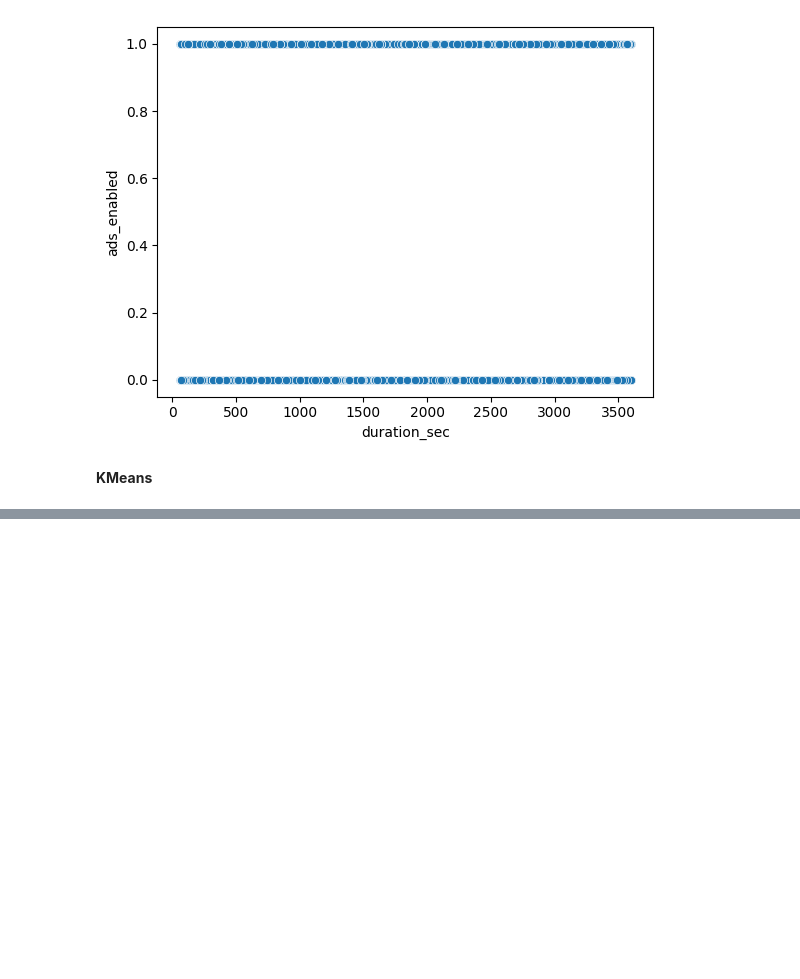
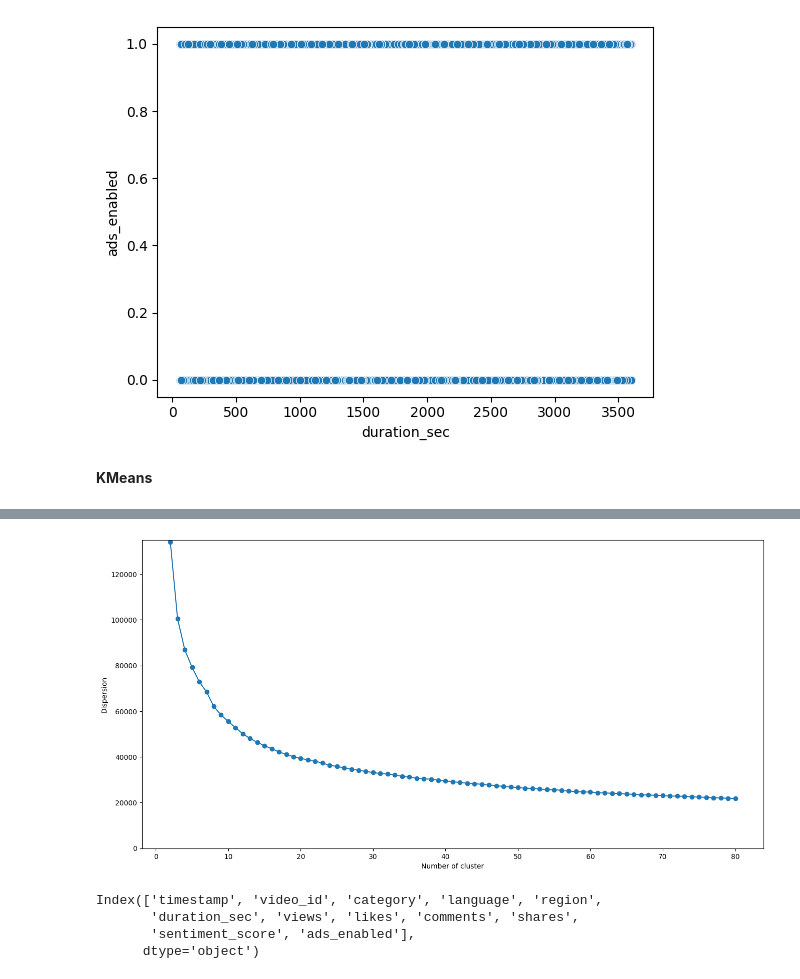
Before and after one commit to Sel-Kata/YouTubeMLProj, a Jupyter notebook: Без названия.ipynb, the cells around one changed output, grey strips where cells are left out. Drawn from its saved outputs; the diff is of its cells as text; code cells hidden in the pictures; blank space fills up the shorter version.

```diff
--- a/Без названия.ipynb
+++ b/Без названия.ipynb
@@ -251,0 +268,15 @@ plt.show()
+# %%
+plt.plot(k_values, inertia, marker = "o")
+plt.xlabel("Number of cluster")
+plt.ylabel("Dispersion")
+plt.ylim(0, 135000)
+plt.show()
+# %% [output]
+[figure, added]
+# %%
+df.columns
+# %% [output]
+Index(['timestamp', 'video_id', 'category', 'language', 'region',
+       'duration_sec', 'views', 'likes', 'comments', 'shares',
+       'sentiment_score', 'ads_enabled'],
+      dtype='object')
```
Also changed, not shown: parts of 12 cells of this notebook, 1 other file.
